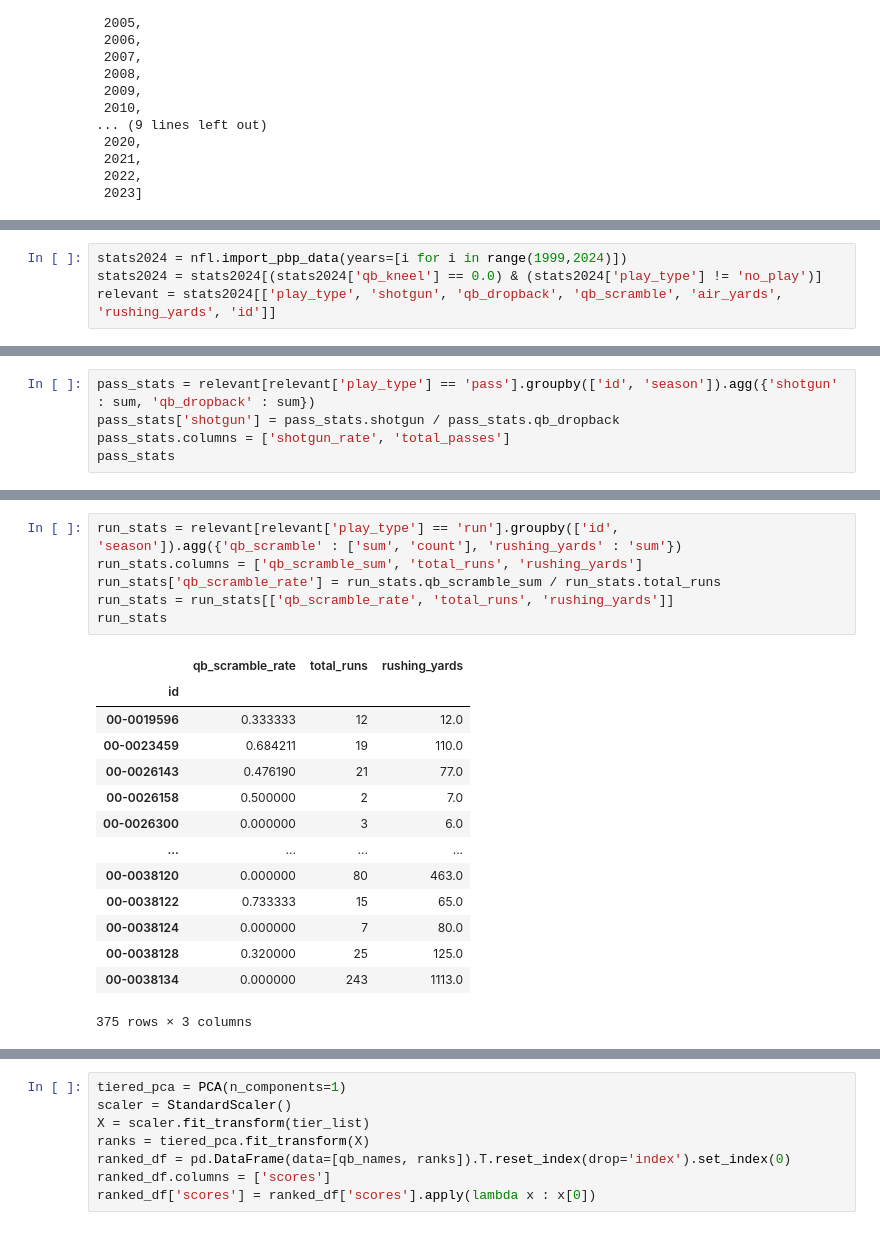
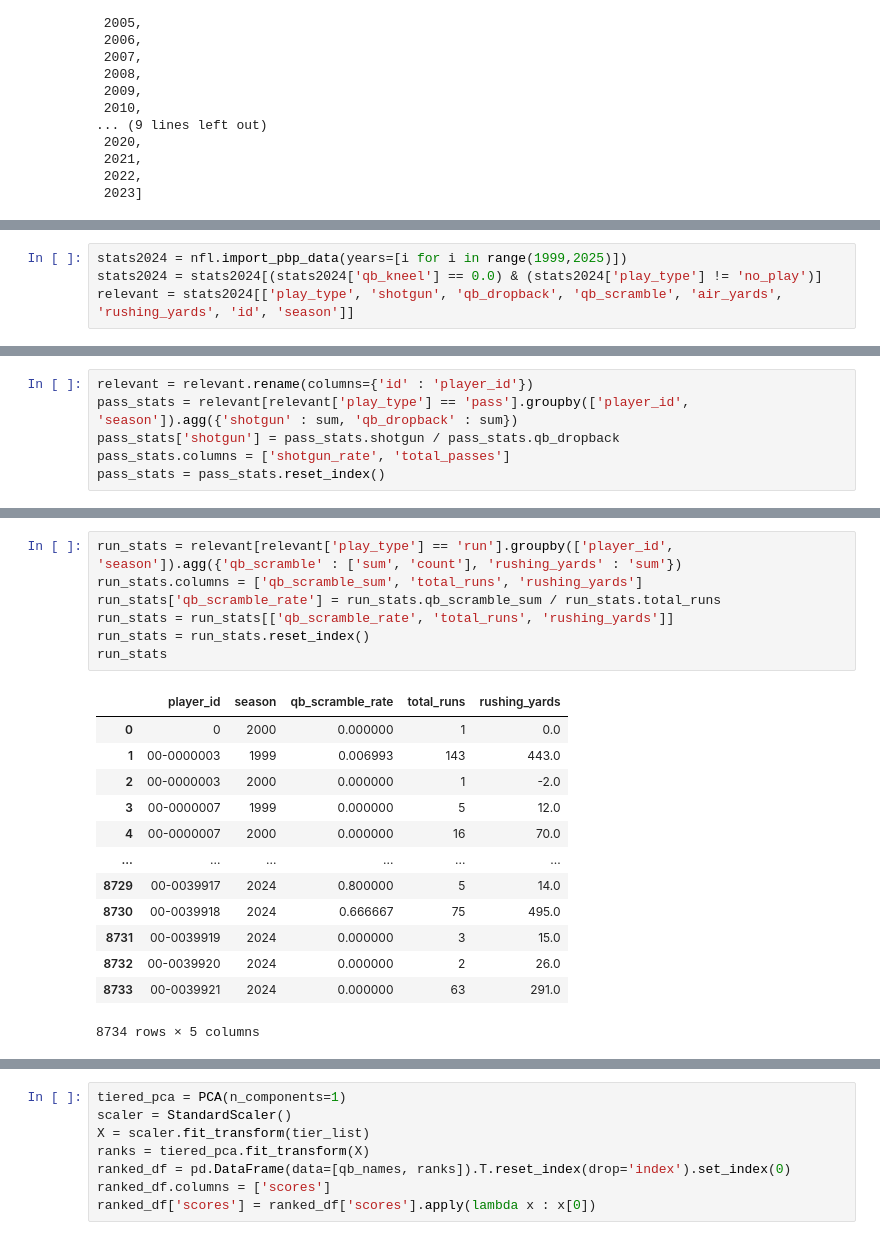
Before and after one commit to JevanC/nfl-stats, a Jupyter notebook: main.ipynb, the cells around one changed output, grey strips where cells are left out. Cells and saved outputs as stored; diff of their text form.

Commit message:
now applicable to every year from 1999 to 2024

```diff
--- a/main.ipynb
+++ b/main.ipynb
@@ -63,7 +64,7 @@ KeyError: 'season'
 # %%
-stats2024 = nfl.import_pbp_data(years=[i for i in range(1999,2024)])
+stats2024 = nfl.import_pbp_data(years=[i for i in range(1999,2025)])
 stats2024 = stats2024[(stats2024['qb_kneel'] == 0.0) & (stats2024['play_type'] != 'no_play')]
-relevant = stats2024[['play_type', 'shotgun', 'qb_dropback', 'qb_scramble', 'air_yards', 'rushing_yards', 'id']]
+relevant = stats2024[['play_type', 'shotgun', 'qb_dropback', 'qb_scramble', 'air_yards', 'rushing_yards', 'id', 'season']]
 # %% [output]
 1999 done.
 2000 done.
@@ -84,6 +85,7 @@ relevant = stats2024[['play_type', 'shotgun', 'qb_dropback', 'qb_scramble', 'air
 Downcasting floats.
 # %%
-pass_stats = relevant[relevant['play_type'] == 'pass'].groupby(['id', 'season']).agg({'shotgun' : sum, 'qb_dropback' : sum})
+relevant = relevant.rename(columns={'id' : 'player_id'})
+pass_stats = relevant[relevant['play_type'] == 'pass'].groupby(['player_id', 'season']).agg({'shotgun' : sum, 'qb_dropback' : sum})
 pass_stats['shotgun'] = pass_stats.shotgun / pass_stats.qb_dropback
 pass_stats.columns = ['shotgun_rate', 'total_passes']
-pass_stats
+pass_stats = pass_stats.reset_index()
@@ -105,22 +108,22 @@ pass_stats
 # %%
-run_stats = relevant[relevant['play_type'] == 'run'].groupby(['id', 'season']).agg({'qb_scramble' : ['sum', 'count'], 'rushing_yards' : 'sum'})
+run_stats = relevant[relevant['play_type'] == 'run'].groupby(['player_id', 'season']).agg({'qb_scramble' : ['sum', 'count'], 'rushing_yards' : 'sum'})
 run_stats.columns = ['qb_scramble_sum', 'total_runs', 'rushing_yards']
 run_stats['qb_scramble_rate'] = run_stats.qb_scramble_sum / run_stats.total_runs
 run_stats = run_stats[['qb_scramble_rate', 'total_runs', 'rushing_yards']]
+run_stats = run_stats.reset_index()
 run_stats
 # %% [output]
-|  | qb_scramble_rate | total_runs | rushing_yards |
-| id |  |  |  |
-| 00-0019596 | 0.333333 | 12 | 12.0 |
-| 00-0023459 | 0.684211 | 19 | 110.0 |
-| 00-0026143 | 0.476190 | 21 | 77.0 |
-| 00-0026158 | 0.500000 | 2 | 7.0 |
-| 00-0026300 | 0.000000 | 3 | 6.0 |
-| ... | ... | ... | ... |
-| 00-0038120 | 0.000000 | 80 | 463.0 |
-| 00-0038122 | 0.733333 | 15 | 65.0 |
-| 00-0038124 | 0.000000 | 7 | 80.0 |
-| 00-0038128 | 0.320000 | 25 | 125.0 |
-| 00-0038134 | 0.000000 | 243 | 1113.0 |
+|  | player_id | season | qb_scramble_rate | total_runs | rushing_yards |
+| 0 | 0 | 2000 | 0.000000 | 1 | 0.0 |
+| 1 | 00-0000003 | 1999 | 0.006993 | 143 | 443.0 |
+| 2 | 00-0000003 | 2000 | 0.000000 | 1 | -2.0 |
+| 3 | 00-0000007 | 1999 | 0.000000 | 5 | 12.0 |
+| 4 | 00-0000007 | 2000 | 0.000000 | 16 | 70.0 |
+| ... | ... | ... | ... | ... | ... |
+| 8729 | 00-0039917 | 2024 | 0.800000 | 5 | 14.0 |
+| 8730 | 00-0039918 | 2024 | 0.666667 | 75 | 495.0 |
+| 8731 | 00-0039919 | 2024 | 0.000000 | 3 | 15.0 |
+| 8732 | 00-0039920 | 2024 | 0.000000 | 2 | 26.0 |
+| 8733 | 00-0039921 | 2024 | 0.000000 | 63 | 291.0 |
-375 rows × 3 columns
+8734 rows × 5 columns
 # %%
```
Also changed, not shown: parts of 11 cells of this notebook.
